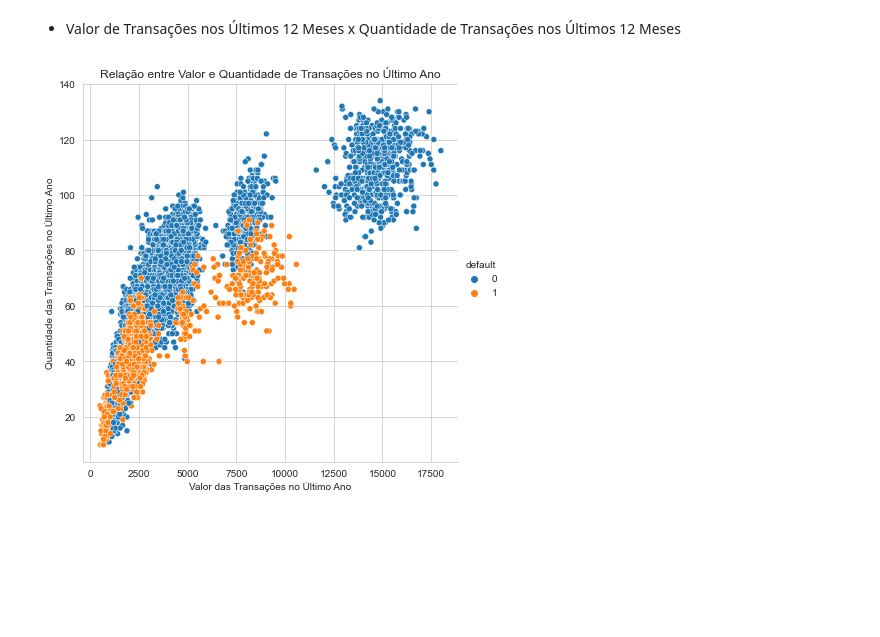
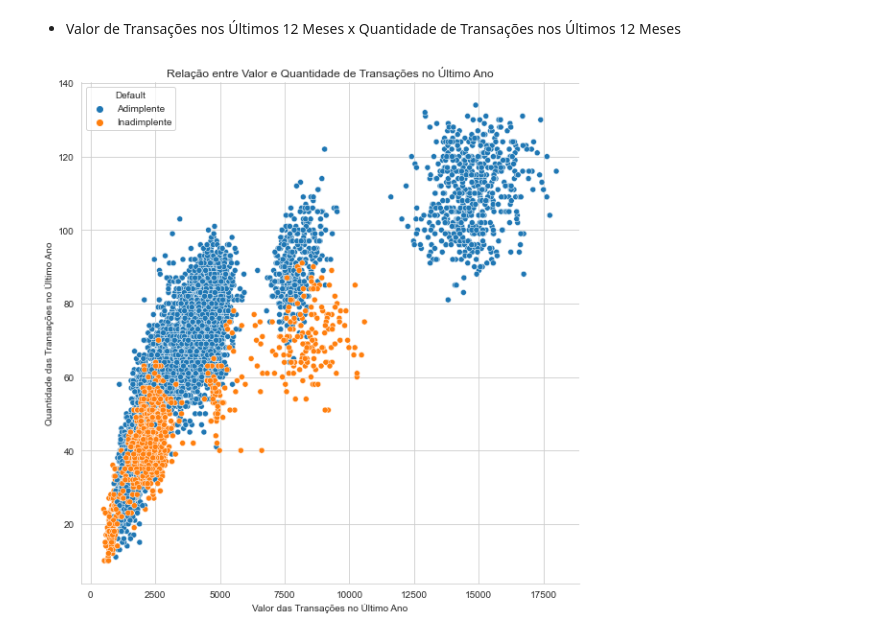
Before and after one commit to fsemeneze/Analise-de-clientes-inadimplentes, a Jupyter notebook: Script/analise_de_clientes.ipynb, the cells around one changed output. Cells and saved outputs as stored; diff of their text form; code cells hidden in the pictures; blank space fills up the shorter version.

```diff
--- a/Script/analise_de_clientes.ipynb
+++ b/Script/analise_de_clientes.ipynb
@@ -522,11 +556,20 @@ figura.show()
 # %% [markdown]
 * Valor de Transações nos Últimos 12 Meses x Quantidade de Transações nos Últimos 12 Meses
 # %%
-f = sns.relplot(x='valor_transacoes_12m', y='qtd_transacoes_12m', data=df_clientes, hue='default', height=6)
+f = sns.relplot(x='valor_transacoes_12m', y='qtd_transacoes_12m', data=df_clientes, hue='default', height=8)
+legend = f.ax.legend()
+nomes_default = ['Adimplente', 'Inadimplente']
+f.legend.remove()
+legend.set_title('Default')
+
+
+for text, nome in zip(legend.texts, nomes_default):
+    text.set_text(nome)
+
 _ = f.set(
     title='Relação entre Valor e Quantidade de Transações no Último Ano',
     xlabel='Valor das Transações no Último Ano',
     ylabel='Quantidade das Transações no Último Ano'
-  )
+)
 # %% [output]
-[figure, old version]
+[figure, new version]
```
Also changed, not shown: parts of 13 cells of this notebook.
